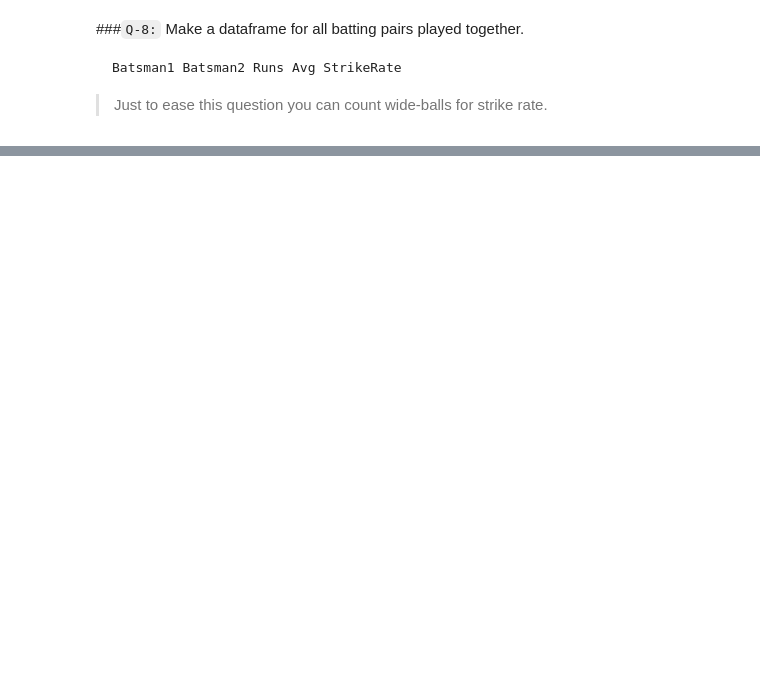
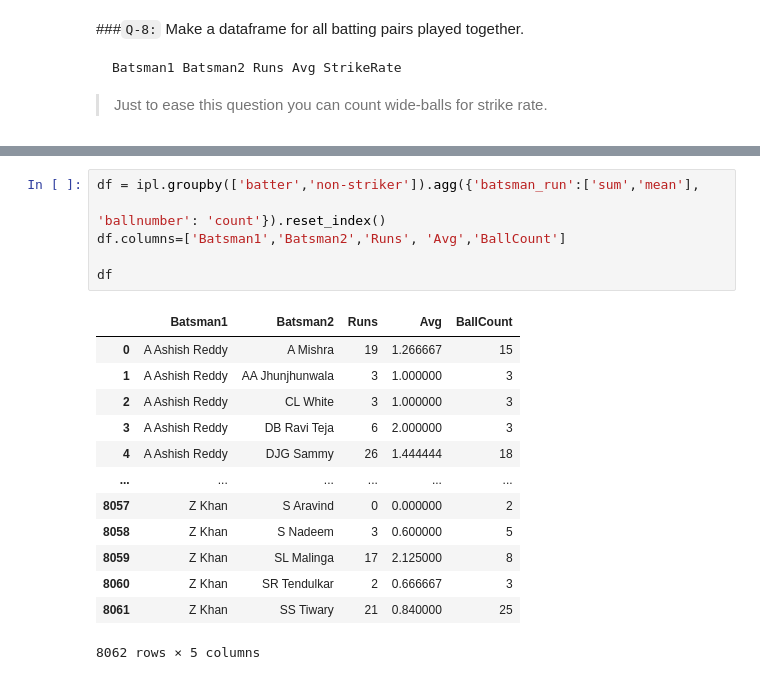
Before and after one commit to sinara08/Practice_Python, a Jupyter notebook: numpy_and_pandas/Tasks/Groupby_Pandas_session_19_tasks.ipynb, the cells around one changed output, grey strips where cells are left out. Saved outputs shown, nothing was run; the diff lists cells and outputs as text; blank space fills up the shorter version.

```diff
--- a/numpy_and_pandas/Tasks/Groupby_Pandas_session_19_tasks.ipynb
+++ b/numpy_and_pandas/Tasks/Groupby_Pandas_session_19_tasks.ipynb
@@ -280,0 +321,20 @@ Batsman1 Batsman2 Runs Avg StrikeRate
+# %%
+df = ipl.groupby(['batter','non-striker']).agg({'batsman_run':['sum','mean'],
+                                                                       'ballnumber': 'count'}).reset_index()
+df.columns=['Batsman1','Batsman2','Runs', 'Avg','BallCount']
+
+df
+# %% [output]
+|  | Batsman1 | Batsman2 | Runs | Avg | BallCount |
+| 0 | A Ashish Reddy | A Mishra | 19 | 1.266667 | 15 |
+| 1 | A Ashish Reddy | AA Jhunjhunwala | 3 | 1.000000 | 3 |
+| 2 | A Ashish Reddy | CL White | 3 | 1.000000 | 3 |
+| 3 | A Ashish Reddy | DB Ravi Teja | 6 | 2.000000 | 3 |
+| 4 | A Ashish Reddy | DJG Sammy | 26 | 1.444444 | 18 |
+| ... | ... | ... | ... | ... | ... |
+| 8057 | Z Khan | S Aravind | 0 | 0.000000 | 2 |
+| 8058 | Z Khan | S Nadeem | 3 | 0.600000 | 5 |
+| 8059 | Z Khan | SL Malinga | 17 | 2.125000 | 8 |
+| 8060 | Z Khan | SR Tendulkar | 2 | 0.666667 | 3 |
+| 8061 | Z Khan | SS Tiwary | 21 | 0.840000 | 25 |
+8062 rows × 5 columns
```
Also changed, not shown: parts of 11 cells of this notebook.
